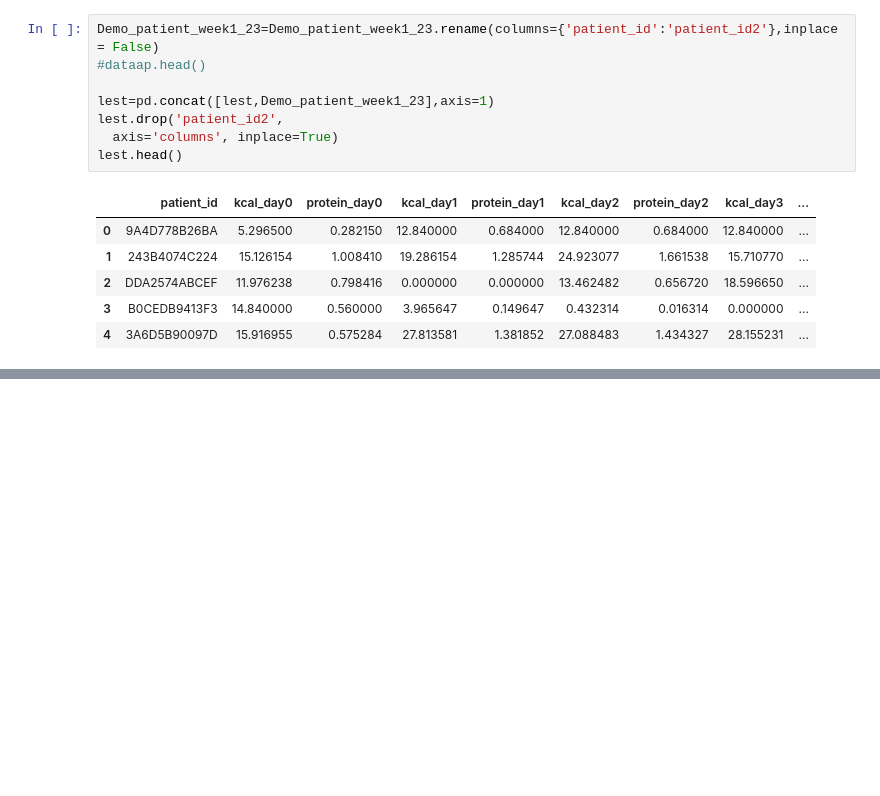
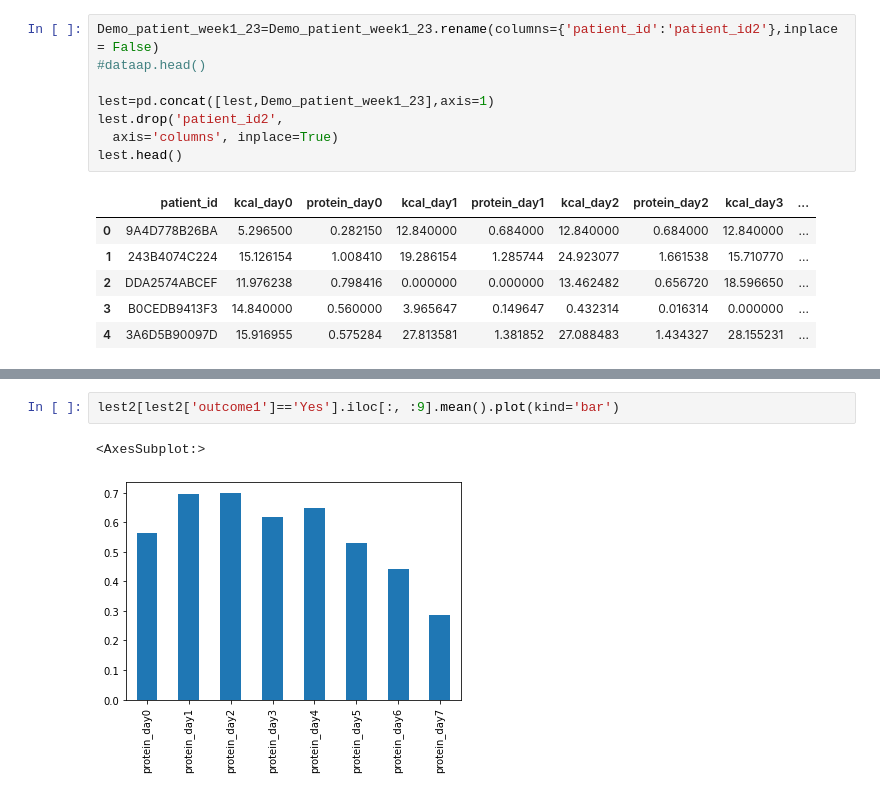
Before and after one commit to dvirs12345/Final-project, a Jupyter notebook: Hazana/plotprotien.ipynb, the cells around one changed output, grey strips where cells are left out. Saved outputs shown, nothing was run; the diff lists cells and outputs as text; blank space fills up the shorter version.

```diff
--- a/Hazana/plotprotien.ipynb
+++ b/Hazana/plotprotien.ipynb
@@ -104,0 +146,5 @@ plb['protein_day4'].plot(kind='bar')
+# %%
+lest2[lest2['outcome1']=='Yes'].iloc[:, :9].mean().plot(kind='bar')
+# %% [output]
+<AxesSubplot:>
+[figure, added]
```
Also changed, not shown: parts of 29 cells of this notebook, 1 other file.
